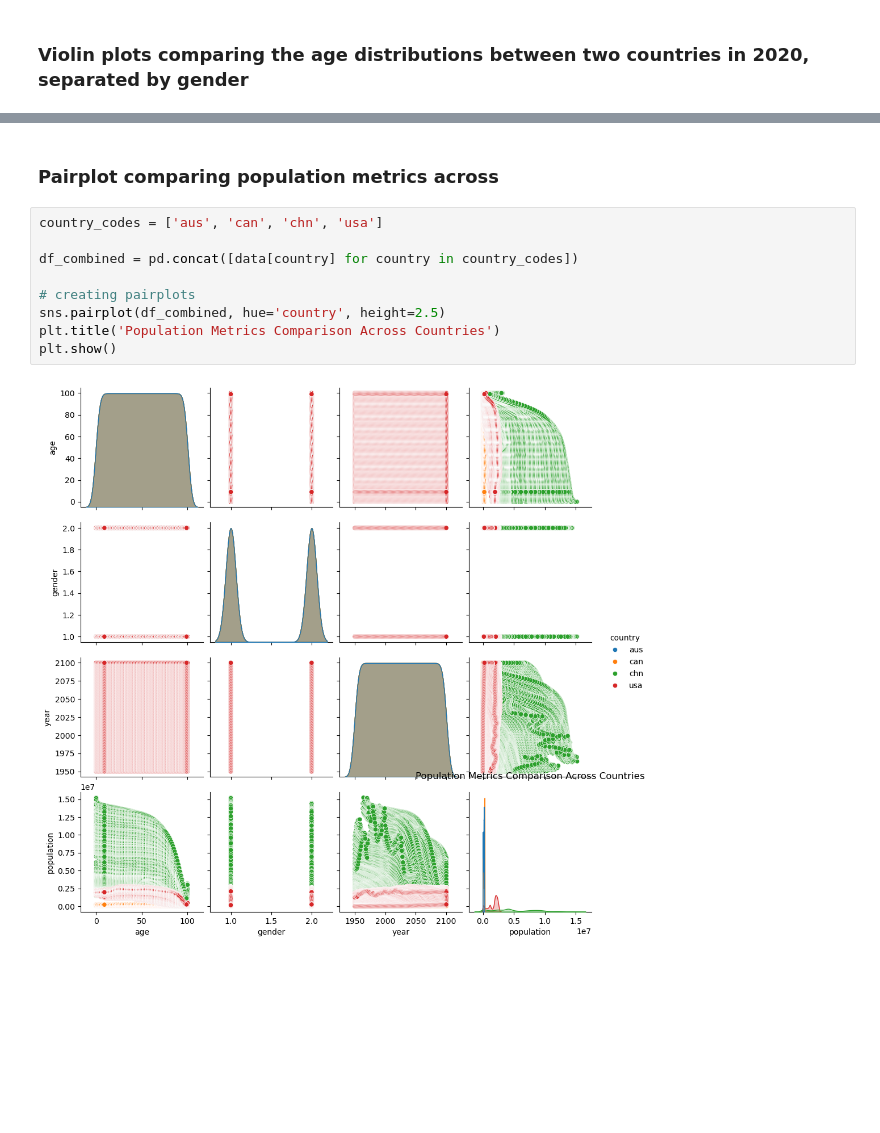
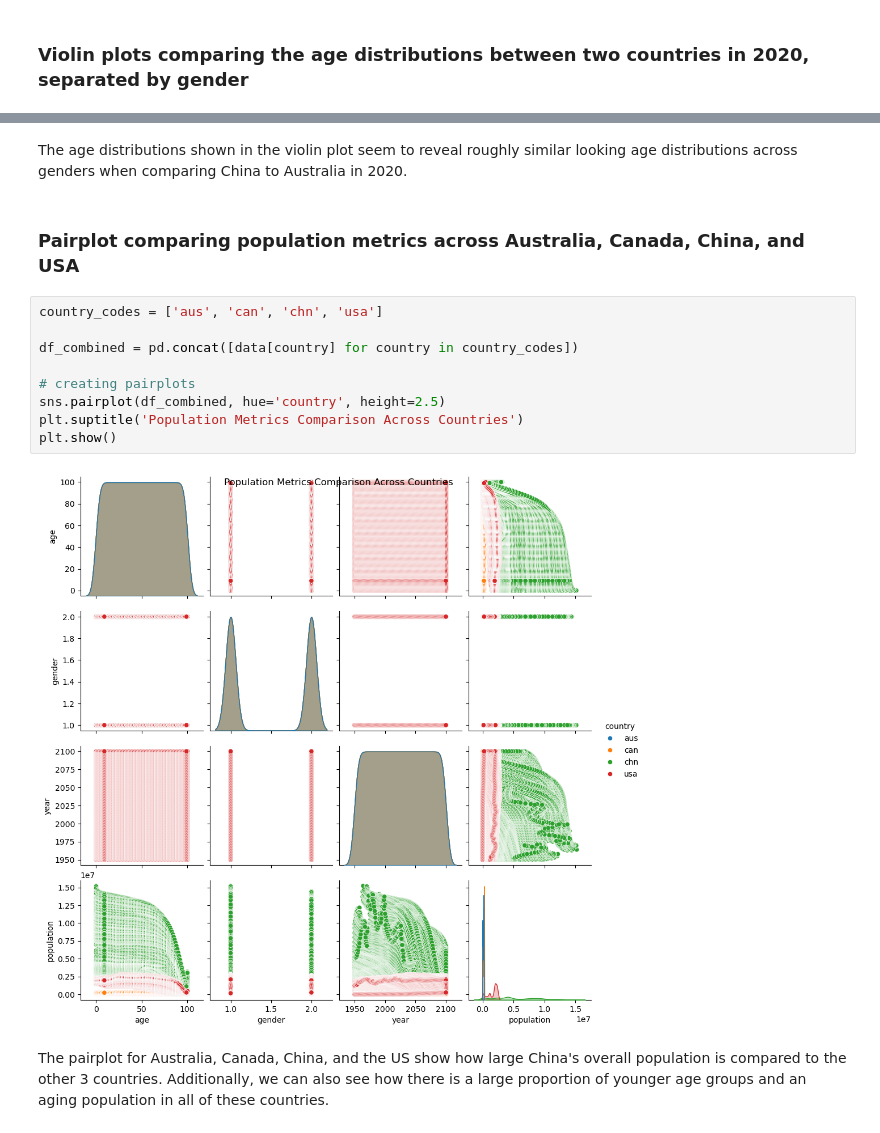
Before and after one commit to UCSF-DataSci/07-visualization-muhchellee, a Jupyter notebook: visualization.ipynb, the cells around one changed output, grey strips where cells are left out. Saved outputs shown, nothing was run; the diff lists cells and outputs as text; blank space fills up the shorter version.

Commit message:
Added seaborn plot descriptions

```diff
--- a/visualization.ipynb
+++ b/visualization.ipynb
@@ -160,13 +155,17 @@ plt.show()
+# %% [markdown]
+The age distributions shown in the violin plot seem to reveal roughly similar looking age distributions across genders when comparing China to Australia in 2020.
 # %% [markdown]
-### Pairplot comparing population metrics across
+### Pairplot comparing population metrics across Australia, Canada, China, and USA
 # %%
 country_codes = ['aus', 'can', 'chn', 'usa']
 
 df_combined = pd.concat([data[country] for country in country_codes])
 
 # creating pairplots
 sns.pairplot(df_combined, hue='country', height=2.5)
-plt.title('Population Metrics Comparison Across Countries')
+plt.suptitle('Population Metrics Comparison Across Countries')
 plt.show()
 # %% [output]
-[figure, old version]
+[figure, new version]
+# %% [markdown]
+The pairplot for Australia, Canada, China, and the US show how large China's overall population is compared to the other 3 countries. Additionally, we can also see how there is a large proportion of younger age groups and an aging population in all of these countries.
```
Also changed, not shown: parts of 3 cells of this notebook.
